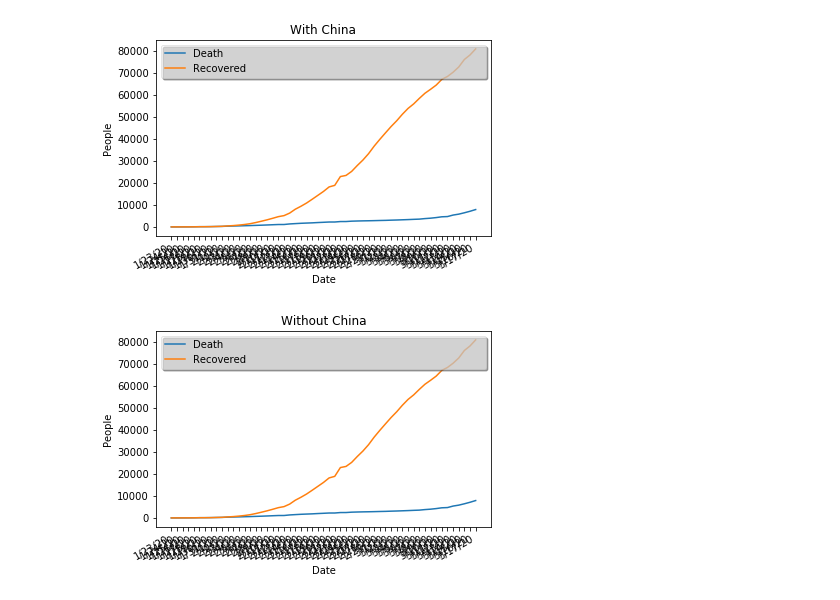
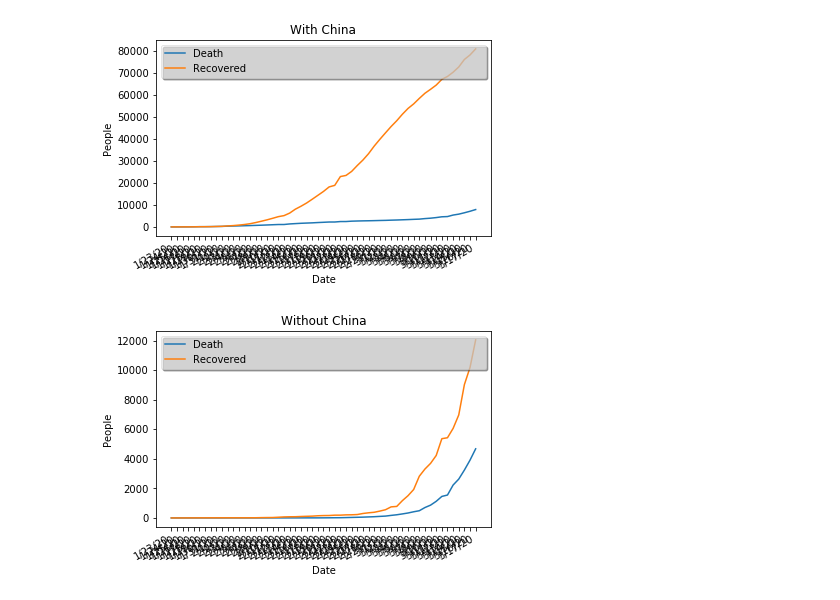
Before and after one commit to Heiss/Corona-Stats-Analytics, a Jupyter notebook: corona.ipynb, the cells around one changed output. Drawn from its saved outputs; the diff is of its cells as text; code cells hidden in the pictures.

```diff
--- a/corona.ipynb
+++ b/corona.ipynb
@@ -164,32 +164,32 @@ leg.get_frame().set_alpha(0.5)
 # %%
 overallDeath = [0 for k in keys]
 overallRecovered = [0 for k in keys]
 
 death2 = death.copy()
 recovered2 = recovered.copy()
 
 del death2["China"]
 del recovered2["China"]
 
-for key, values in death.items():
+for key, values in death2.items():
     for index, value in enumerate(values):
         overallDeath[index] += int(value)
 
-for key, values in recovered.items():
+for key, values in recovered2.items():
     for index, value in enumerate(values):
         overallRecovered[index] += int(value)
 
 plt.figure()
 plt.title("Without China")
 plt.ylabel("People")
 plt.xlabel("Date")
 plt.gcf().autofmt_xdate()
 
 plt.plot(keys, overallDeath, label="Death")
 plt.plot(keys, overallRecovered, label="Recovered")
 
 
 leg = plt.legend(ncol=1, mode="expand", shadow=True, fancybox=True, loc='upper left')
 leg.get_frame().set_alpha(0.5)
 # %% [output]
-[figure, old version]
+[figure, new version]
```
